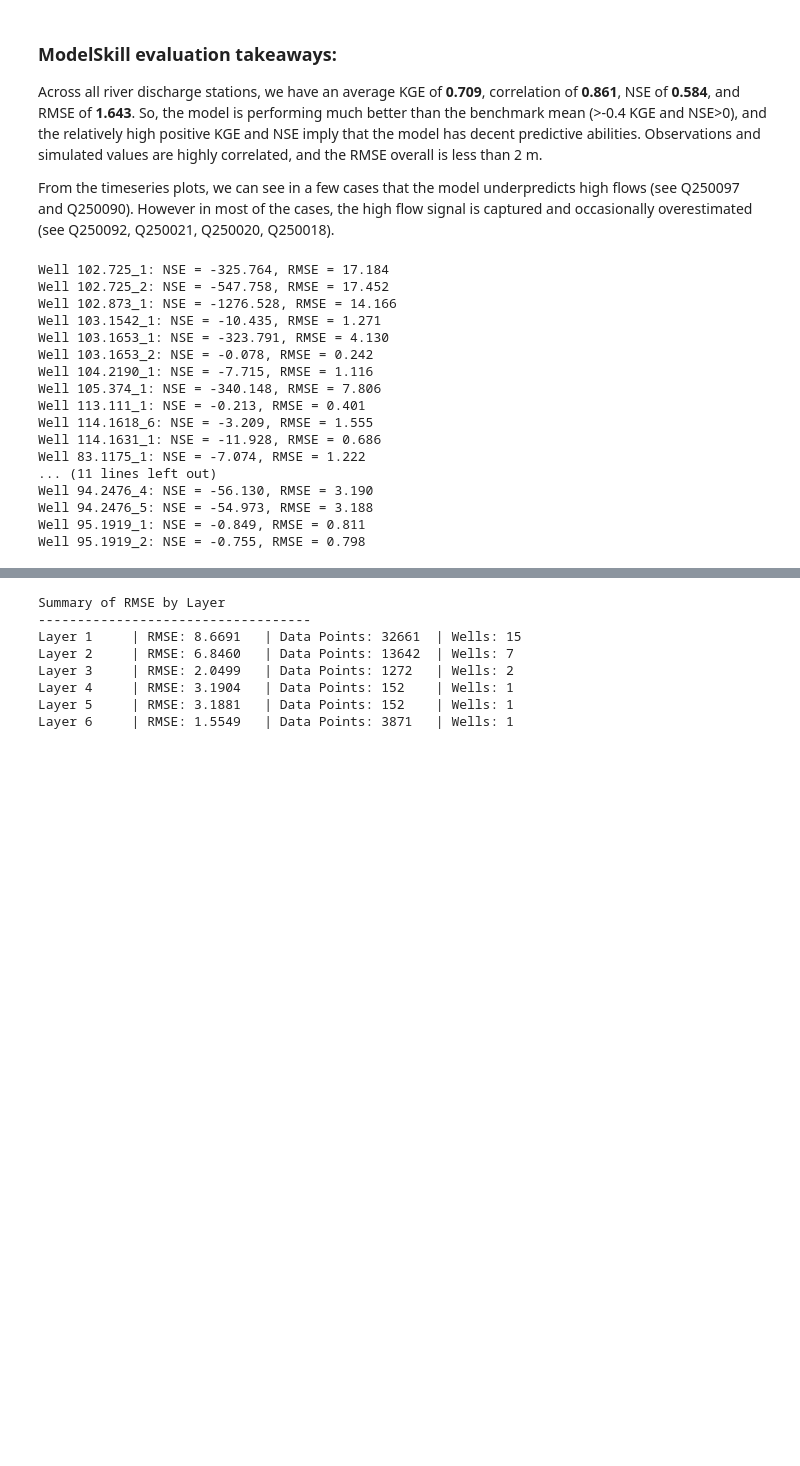
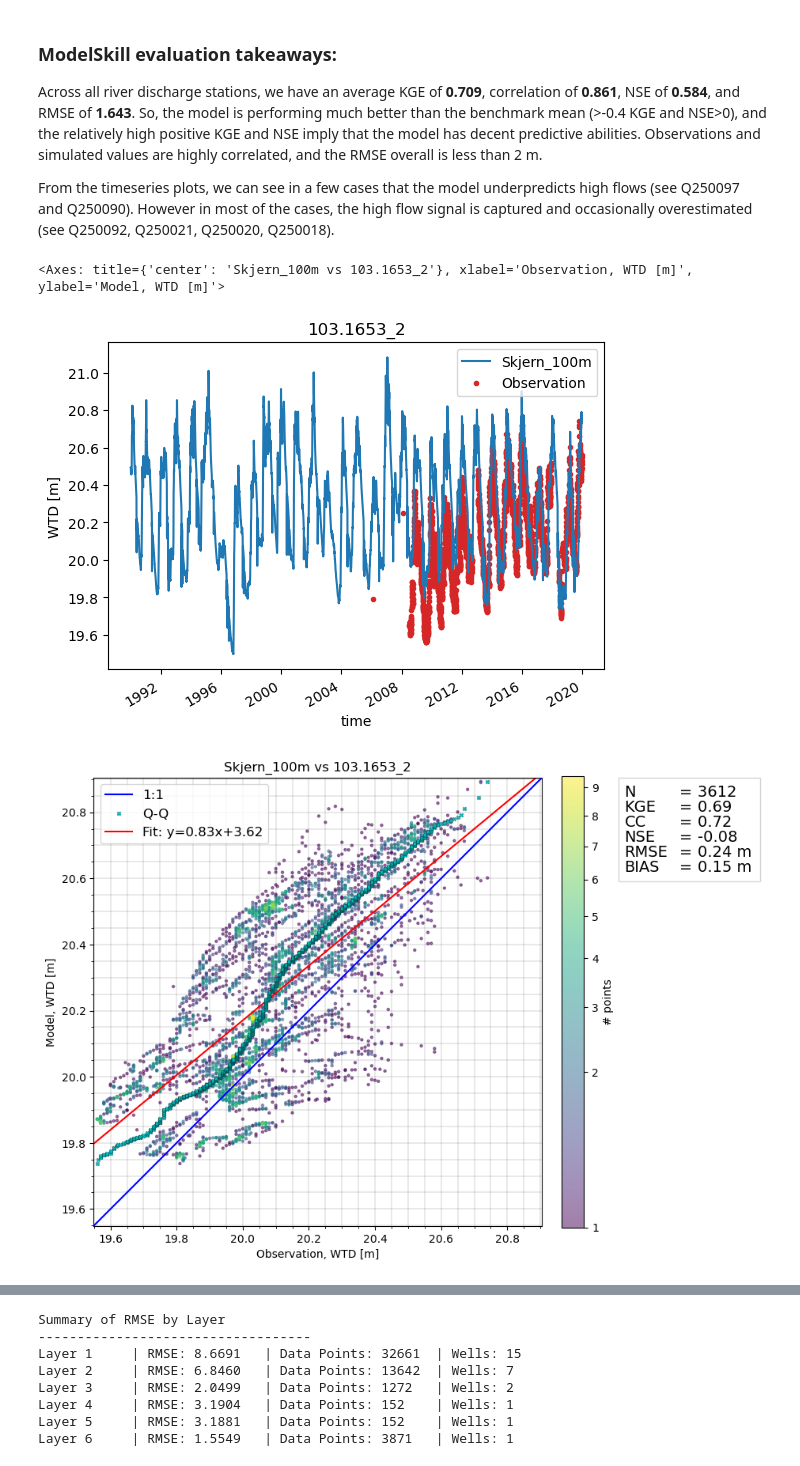
Before and after one commit to DHI/WaterBench-MIKESHE-Skjern, a Jupyter notebook: code/model_validation.ipynb, the cells around one changed output, grey strips where cells are left out. Saved outputs shown, nothing was run; the diff lists cells and outputs as text; code cells hidden in the pictures; blank space fills up the shorter version.

```diff
--- a/code/model_validation.ipynb
+++ b/code/model_validation.ipynb
@@ -236,12 +191,11 @@ cmp.sel(model="Skjern_100m").plot.scatter()
 # %%
-# ModelSkill summary statistics - run through each station and matching model output
+# ----------------------ModelSkill summary statistics ----------------------
 
 showPlots = False
-ms.options.metrics.list = ["kge", "cc","nse","rmse"]
 
 all_stats = pd.DataFrame()
 for stationID in branch_dict.keys():
-    cmp = get_comparer(Q_obs, Q_mod, stationID, river_gauge_loc)
+    cmp = get_comparer(Q_obs, Q_mod, stationID, river_gauge_loc, q, stationField='stationID')
 
     if showPlots == True:
         # plot timeseries
@@ -284,44 +238,26 @@ Across all river discharge stations, we have an average KGE of **0.709**, correl
 
 From the timeseries plots, we can see in a few cases that the model underpredicts high flows (see Q250097 and Q250090). However in most of the cases, the high flow signal is captured and occasionally overestimated (see Q250092, Q250021, Q250020, Q250018).
 # %%
-# ---------------------- Validation statistics for WTD ----------------------
+# ---------------------- Assess WTD model results using ModelSkill ----------------------
 
-# resort this dataframe to have unique stationIDs as columns
+wellID = '103.1653_2'
+
+# reformat to get stationID as columns
 well_obs['time'] = well_obs.index
 wells_obs_long = well_obs.pivot_table(index='time', columns='StationID', values='WTD')
 
 
-nse_rmse_results_wells = {}
-for wellID in wells_obs_long.columns:
+# create Quantity object
+q = ms.Quantity(name="WTD", unit="m")
+cmp = get_comparer(wells_obs_long, Wtd_SZ_mod, wellID,well_loc,q,stationField='Name')
+stats = cmp.skill().round(3)
 
-    # combine data by date
-    mod_daily = Wtd_SZ_mod[wellID].resample('D').mean()
-    obs_daily = wells_obs_long[wellID].resample('D').mean()
-    combined = mod_daily.to_frame(name='Modeled WTD').join(obs_daily.to_frame(name='Observed WTD'))
+# plot timeseries
+cmp.plot.timeseries()
 
-    # drop rows with NaN values
-    combined = combined.dropna()
-
-    nse, rmse = nse_rmse_statistics(combined['Modeled WTD'], combined['Observed WTD'])
-    nse_rmse_results_wells[wellID] = {'NSE': nse, 'RMSE': rmse}
-
-for wellID, stats in nse_rmse_results_wells.items():
-    print(f"Well {wellID}: NSE = {stats['NSE']:.3f}, RMSE = {stats['RMSE']:.3f}")
+# plot scatter plot
+cmp.sel(model="Skjern_100m").plot.scatter(skill_table=True)
 # %% [output]
-Well 102.725_1: NSE = -325.764, RMSE = 17.184
-Well 102.725_2: NSE = -547.758, RMSE = 17.452
-Well 102.873_1: NSE = -1276.528, RMSE = 14.166
-Well 103.1542_1: NSE = -10.435, RMSE = 1.271
-Well 103.1653_1: NSE = -323.791, RMSE = 4.130
-Well 103.1653_2: NSE = -0.078, RMSE = 0.242
-Well 104.2190_1: NSE = -7.715, RMSE = 1.116
-Well 105.374_1: NSE = -340.148, RMSE = 7.806
-Well 113.111_1: NSE = -0.213, RMSE = 0.401
-Well 114.1618_6: NSE = -3.209, RMSE = 1.555
-Well 114.1631_1: NSE = -11.928, RMSE = 0.686
-Well 83.1175_1: NSE = -7.074, RMSE = 1.222
-... (11 lines left out)
-Well 94.2476_4: NSE = -56.130, RMSE = 3.190
-Well 94.2476_5: NSE = -54.973, RMSE = 3.188
-Well 95.1919_1: NSE = -0.849, RMSE = 0.811
-Well 95.1919_2: NSE = -0.755, RMSE = 0.798
+<Axes: title={'center': 'Skjern_100m vs 103.1653_2'}, xlabel='Observation, WTD [m]', ylabel='Model, WTD [m]'>
+[figure, added]
+[figure, added]
```
Also changed, not shown: parts of 8 cells of this notebook, 3 other files.
